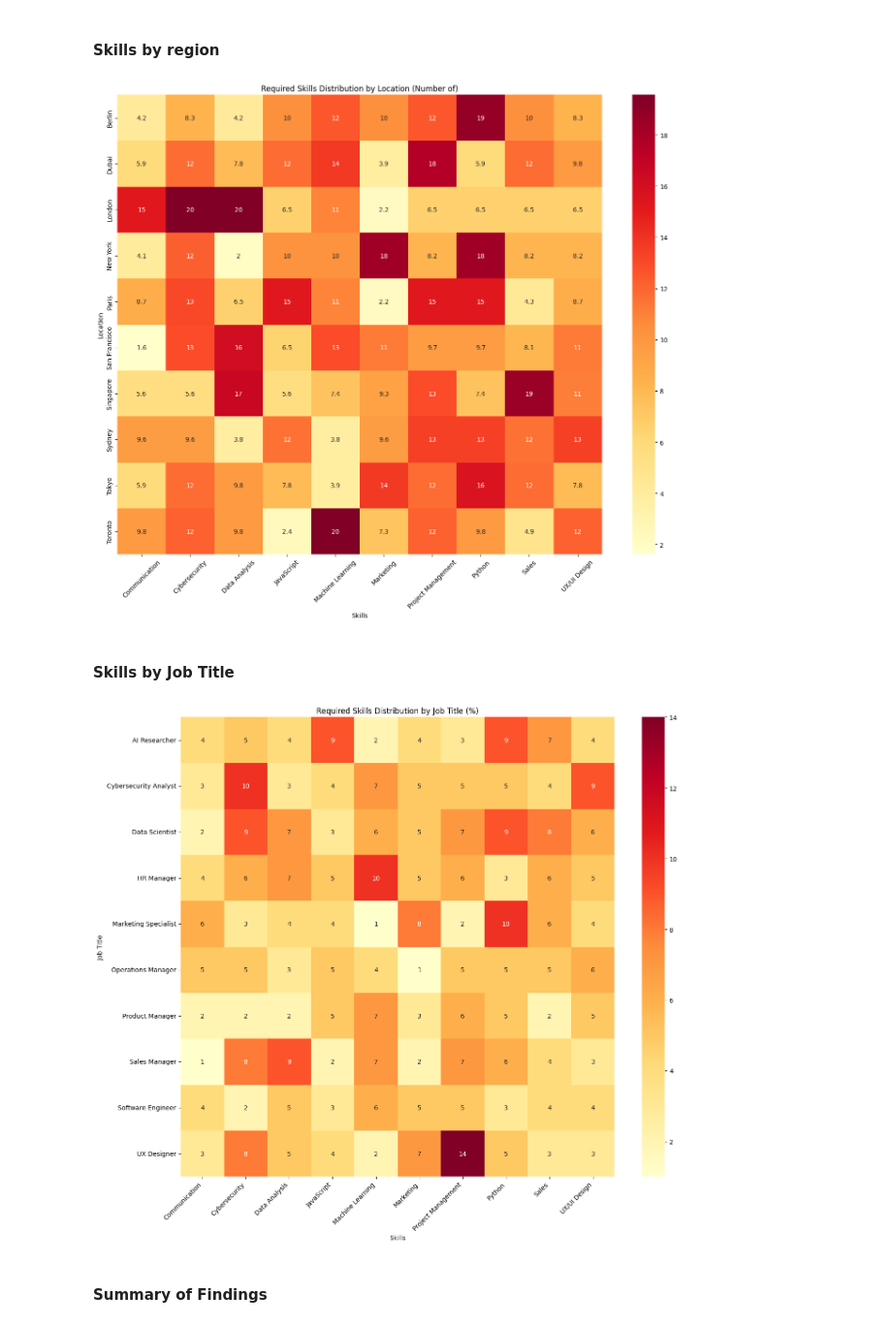
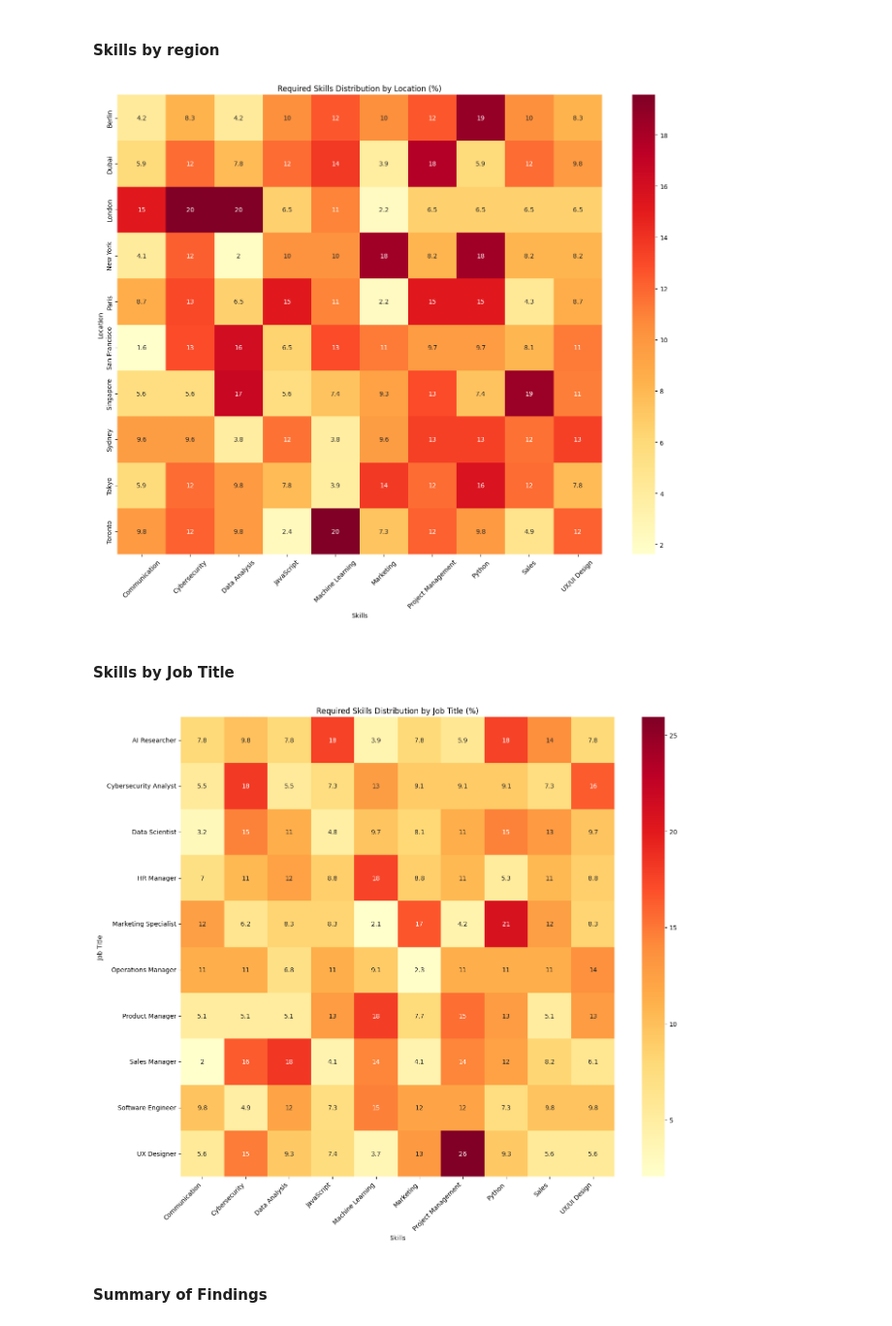
Before and after one commit to Arnold-18-CS/AI-Job-Market-Data-Analysis, a Jupyter notebook: main.ipynb, the cells around one changed output. Shown at 97% size. Cells and saved outputs as stored; diff of their text form; code cells hidden in the pictures.

```diff
--- a/main.ipynb
+++ b/main.ipynb
@@ -632,29 +645,29 @@ skills_by_location = pd.crosstab(df['Location'], df['Required_Skills'], normaliz
 
 plt.figure(figsize=(14,12))
 sns.heatmap(data=skills_by_location, cmap='YlOrRd', annot=True)
-plt.title('Required Skills Distribution by Location (Number of)')
+plt.title('Required Skills Distribution by Location (%)')
 plt.xlabel('Skills')
 plt.ylabel('Location')
 plt.xticks(rotation=45)
 plt.tight_layout()
 plt.show()
 # %% [output]
-[figure, old version]
+[figure, new version]
 # %% [markdown]
 #### Skills by Job Title
 # %%
-title_skill_matrix = pd.crosstab(df['Job_Title'], df['Required_Skills'])
+title_skill_matrix = pd.crosstab(df['Job_Title'], df['Required_Skills'], normalize='index') * 100
 
 plt.figure(figsize=(14, 12))
 sns.heatmap(title_skill_matrix, cmap='YlOrRd', annot=True)
-plt.title('Required Skills Distribution by Job Title (Number of)')
+plt.title('Required Skills Distribution by Job Title (%)')
 plt.xlabel('Skills')
 plt.ylabel('Job Title')
 plt.xticks(rotation=45, ha='right')
 plt.tight_layout()
 plt.show()
 # %% [output]
-[figure, old version]
+[figure, new version]
 # %% [markdown]
 #### Summary of Findings
 # %%
```
Also changed, not shown: parts of 30 cells of this notebook.
